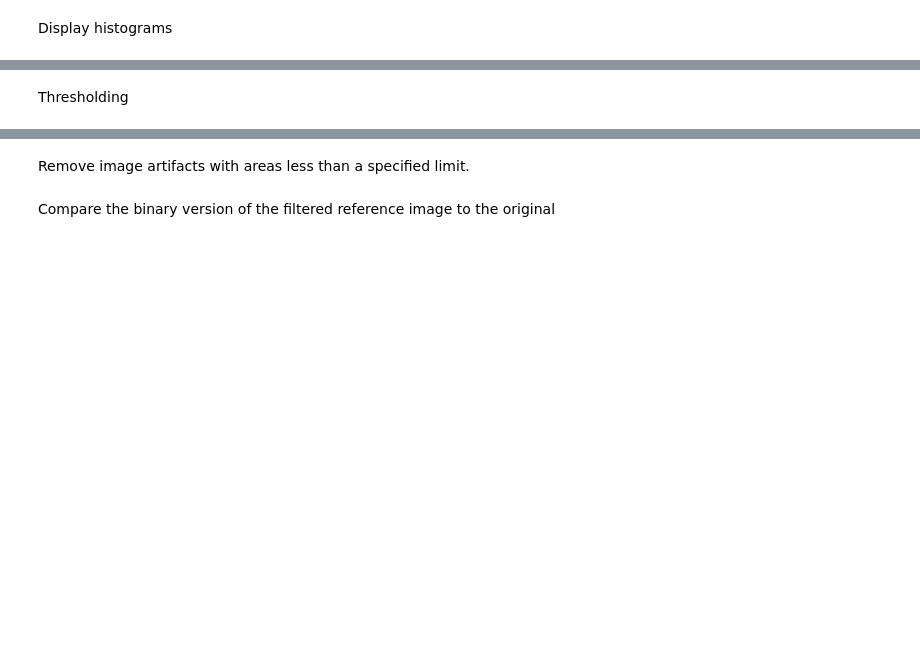
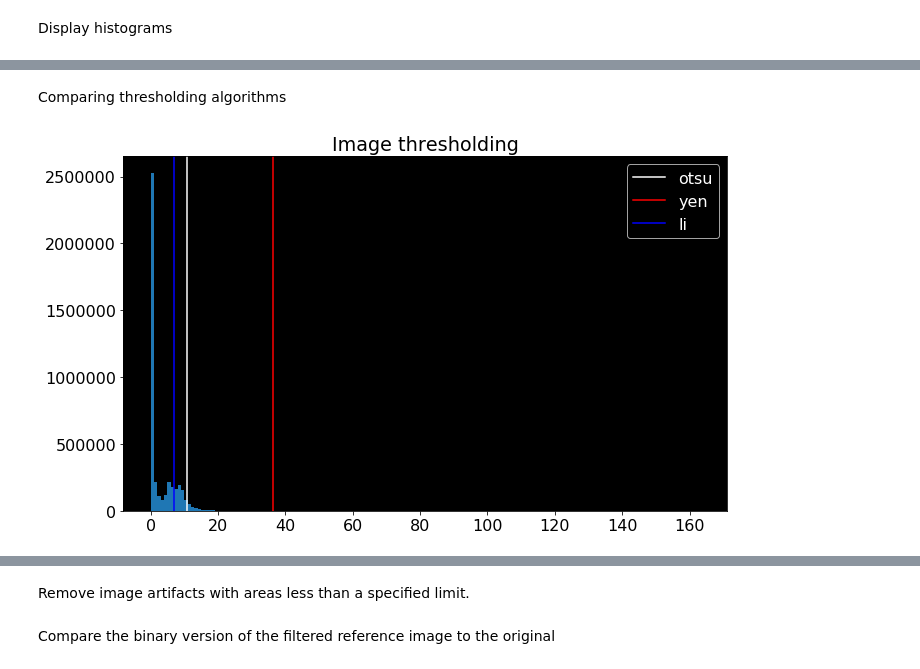
Before and after one commit to GSEL9/nih-prototype, a Jupyter notebook: prototype/tutorial.ipynb, the cells around one changed output, grey strips where cells are left out. Saved outputs shown, nothing was run; the diff lists cells and outputs as text; code cells hidden in the pictures; blank space fills up the shorter version.

```diff
--- a/prototype/tutorial.ipynb
+++ b/prototype/tutorial.ipynb
@@ -80,17 +71,24 @@ fig.subplots_adjust(top=0.80)
-# %% [markdown]
-Thresholding
+# %% [markdown]
+Comparing thresholding algorithms
 # %%
 thresholds = {
     'otsu': threshold(ref_image, algorithm='otsu'),
     'yen': threshold(ref_image, algorithm='yen'),
     'li': threshold(ref_image, algorithm='li')
 }
 
-fig = plt.figure(figsize=())
-fig.suptitle('Image thresholding')
+plt.figure(figsize=(10, 6))
+plt.title('Image thresholding')
 
-fig.hist(ref_image.flatten(), bins=ref_image.max());
+plt.hist(ref_image.flatten(), bins=ref_image.max());
 
-colors = ['w.', 'r.', 'b.']
-for num, thresh in enumerate(thresholds):
-    plt.axvline(x=thresh, c=colors[num])
+colors = ['w', 'r', 'b']
+for num, thresh in enumerate(thresholds.values()):
+    plt.axvline(x=thresh, color=colors[num])
+
+legend = plt.legend(['otsu', 'yen', 'li'])
+plt.setp(legend.get_texts(), color='w')
+
+plt.tight_layout()
+# %% [output]
+[figure, added]
```
Also changed, not shown: parts of 7 cells of this notebook, 1 other file.
